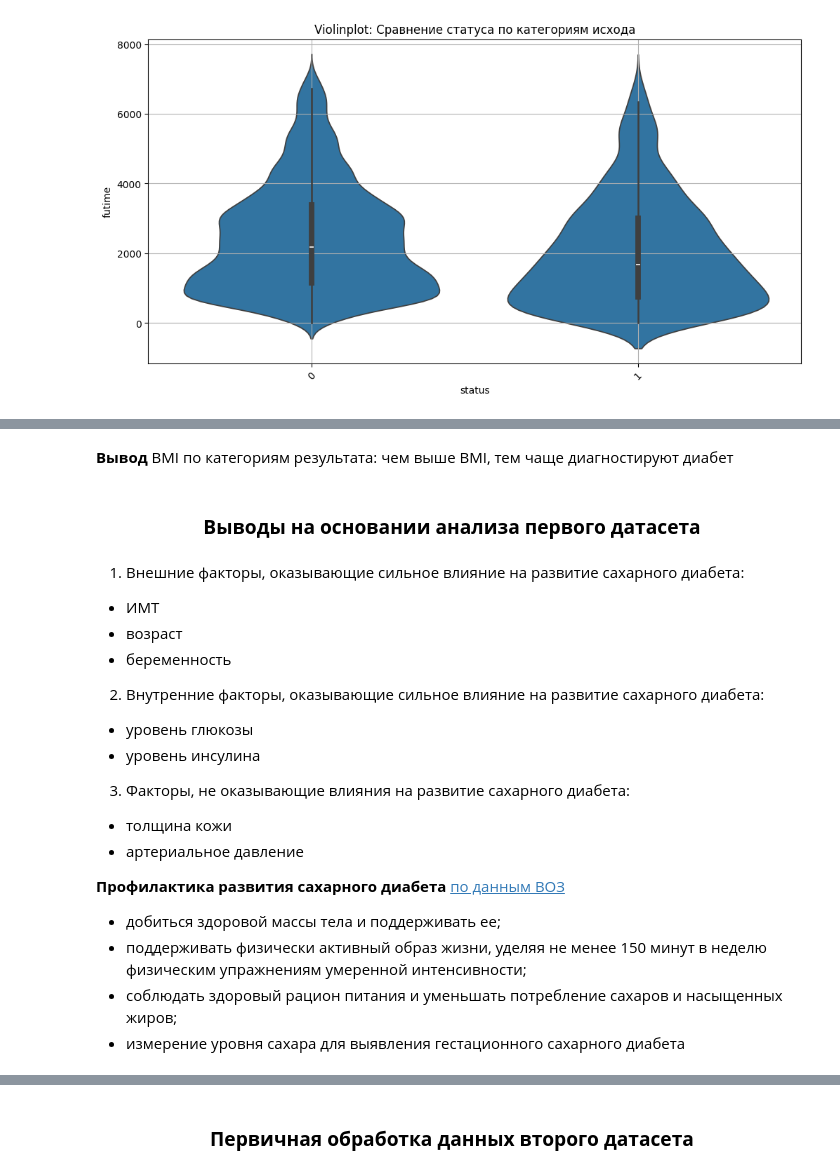
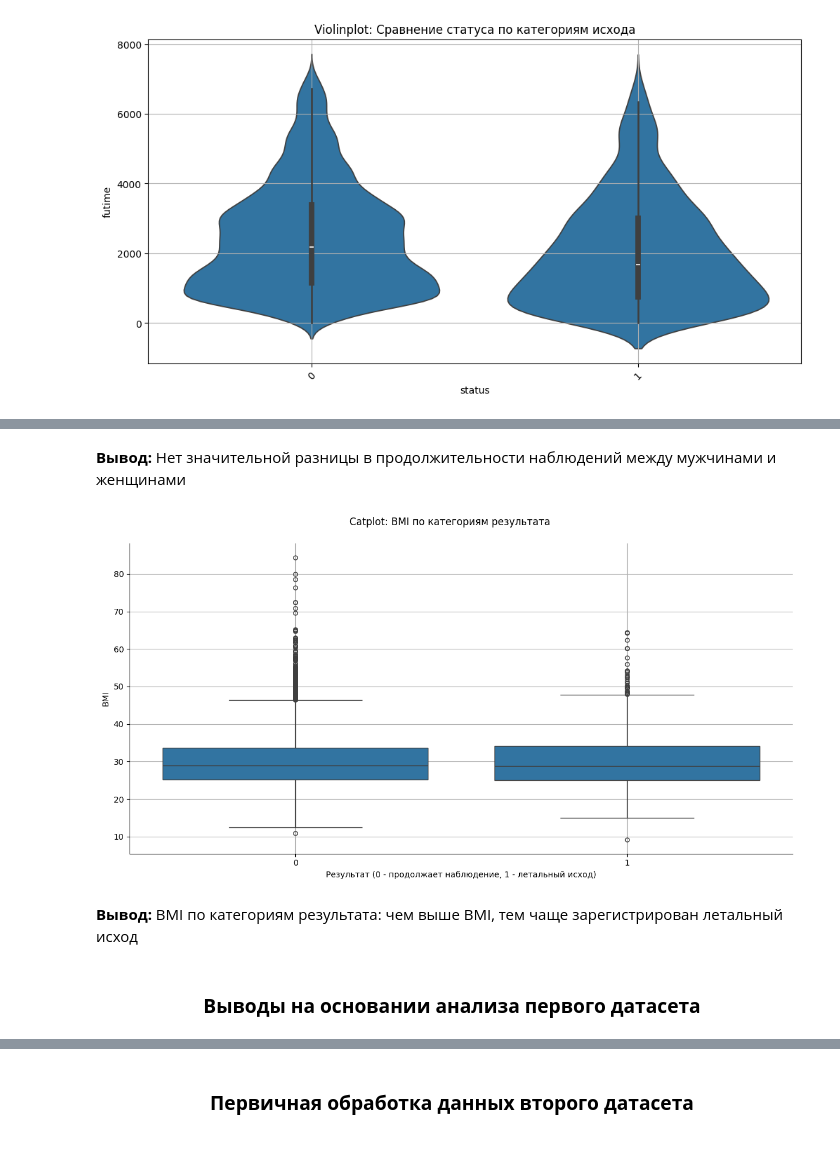
Before and after one commit to HelgaHanemer/SF-Data-Science, a Jupyter notebook: Cleaning_and_visual_project/C_and_V_project.ipynb, the cells around one changed output, grey strips where cells are left out. Saved outputs shown, nothing was run; the diff lists cells and outputs as text; code cells hidden in the pictures.

```diff
--- a/Cleaning_and_visual_project/C_and_V_project.ipynb
+++ b/Cleaning_and_visual_project/C_and_V_project.ipynb
@@ -379,30 +396,16 @@ plt.show()
+# %% [markdown]
+**Вывод:** Нет значительной разницы в продолжительности наблюдений между мужчинами и женщинами
 # %%
-# Catplot для визуализации BMI по категориям Outcome
-g = sns.catplot(data=dataset1_df, x='Outcome', y='BMI', kind='box', height=6, aspect=2)
+# Catplot для визуализации BMI по категориям Status
+g = sns.catplot(data=nafld1_data, x='status', y='bmi', kind='box', height=6, aspect=2)
 g.fig.suptitle('Catplot: BMI по категориям результата', y=1.05)
-plt.xlabel('Результат (0 - Нет диабета, 1 - Диабет)')
+plt.xlabel('Результат (0 - продолжает наблюдение, 1 - летальный исход)')
 plt.ylabel('BMI')
 plt.grid()
 plt.show()
+# %% [output]
+[figure, added]
 # %% [markdown]
-**Вывод** BMI по категориям результата: чем выше BMI, тем чаще диагностируют диабет
+**Вывод:** BMI по категориям результата: чем выше BMI, тем чаще зарегистрирован летальный исход
 # %% [markdown]
 ### **<center> Выводы на основании анализа первого датасета </center>**
-# %% [markdown]
-1. Внешние факторы, оказывающие сильное влияние на развитие сахарного диабета:
-- ИМТ
-- возраст
-- беременность
-2. Внутренние факторы, оказывающие сильное влияние на развитие сахарного диабета:
-- уровень глюкозы
-- уровень инсулина
-3. Факторы, не оказывающие влияния на развитие сахарного диабета:
-- толщина кожи
-- артериальное давление
-
-**Профилактика развития сахарного диабета**
-[по данным ВОЗ](https://www.who.int/ru/news-room/fact-sheets/detail/diabetes)
-- добиться здоровой массы тела и поддерживать ее;
-- поддерживать физически активный образ жизни, уделяя не менее 150 минут в неделю физическим упражнениям умеренной интенсивности;
-- соблюдать здоровый рацион питания и уменьшать потребление сахаров и насыщенных жиров;
-- измерение уровня сахара для выявления гестационного сахарного диабета
```
Also changed, not shown: parts of 83 cells of this notebook.
